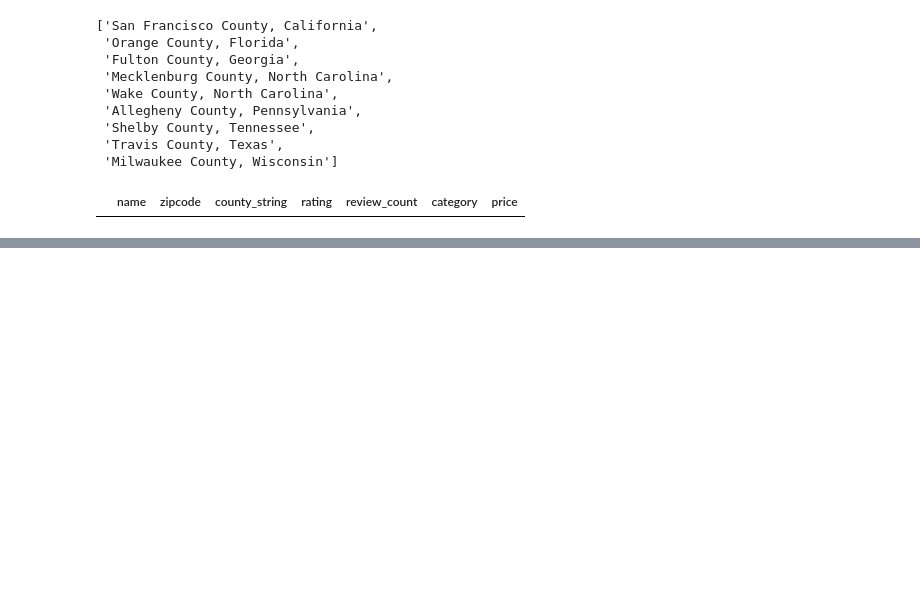
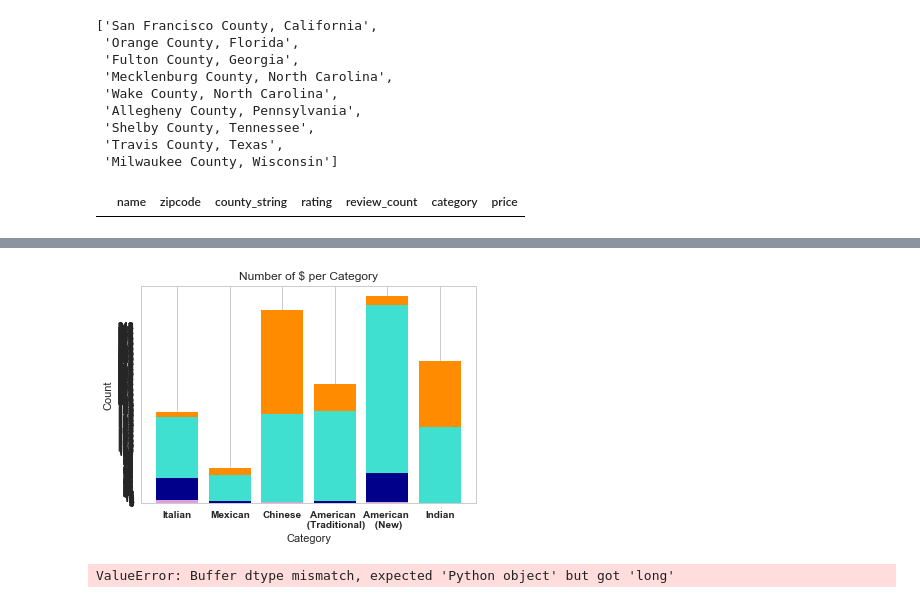
Before and after one commit to kfw322/Project-One, a Jupyter notebook: yumPY - Randi.ipynb, the cells around one changed output, grey strips where cells are left out. Drawn from its saved outputs; the diff is of its cells as text; code cells hidden in the pictures; blank space fills up the shorter version.

```diff
--- a/yumPY - Randi.ipynb
+++ b/yumPY - Randi.ipynb
@@ -310,0 +342,42 @@ res_df.groupby("price").mean().plot(kind='bar')
+# %%
+from matplotlib import rc
+sns.set()
+# orgPalette = sns.color_palette("Set2", len(res_by_price))
+# sns.set_palette(orgPalette)
+sns.set_style("whitegrid", {'legend.frameon':True})
+
+
+# y-axis in bold
+# rc('font', weight='bold')
+
+figsize= (100, 100, 50)
+
+# Values of each group
+bars1 = [10,14,204,53,17,129]
+bars2 = [120,50,172,176,328,150]
+bars3 = [42,5,0,3,57,0]
+bars4 = [7,0,2,1,3,0]
+x = np.arange(len(bars1))
+
+
+plt.bar(x, bars4, color="plum")
+plt.bar(x, bars3, color="darkblue", bottom=bars4)
+plt.bar(x, bars2, color="turquoise", bottom=list(map(lambda x,y: x+y, bars3,bars4)))
+plt.bar(x, bars1, color="darkorange", bottom=list(map(lambda x,y,z: x+y+z, bars3,bars4,bars2)))
+
+plt.xticks(x, ["Italian","Mexican","Chinese","American \n (Traditional)","American \n (New)", "Indian"])
+plt.yticks(np.arange(350))
+
+plt.grid(axis='y')
+plt.xlabel("Category")
+plt.ylabel('Count')
+plt.title('Number of $ per Category')
+
+plt.legend()
+
+
+# Show graphic
+plt.show()
+plt.savefig("stacked.png")
+# %% [output]
+[figure, added]
@@ -311,3 +411,13 @@ res_df.groupby("price").mean().plot(kind='bar')
+# %%
+sns.set()
+orgPalette = sns.color_palette("Set2")
+# sns.set_palette(orgPalette)
+sns.set_style("whitegrid", {'legend.frameon':True})
+
+sns.factorplot(x=["Italian","Mexican","Chinese","American \n (Traditional)","American \n (New)", "Indian"],
+               y=np.arange(50), palette=orgPalette, kind='bar', data=res_by_price)
+# %% [output]
+ValueError: Buffer dtype mismatch, expected 'Python object' but got 'long'
 # %%
 comp = pd.DataFrame(res_df["category"].groupby(res_df["county_string"]).value_counts())
 comp
```
Also changed, not shown: parts of 16 cells of this notebook.
